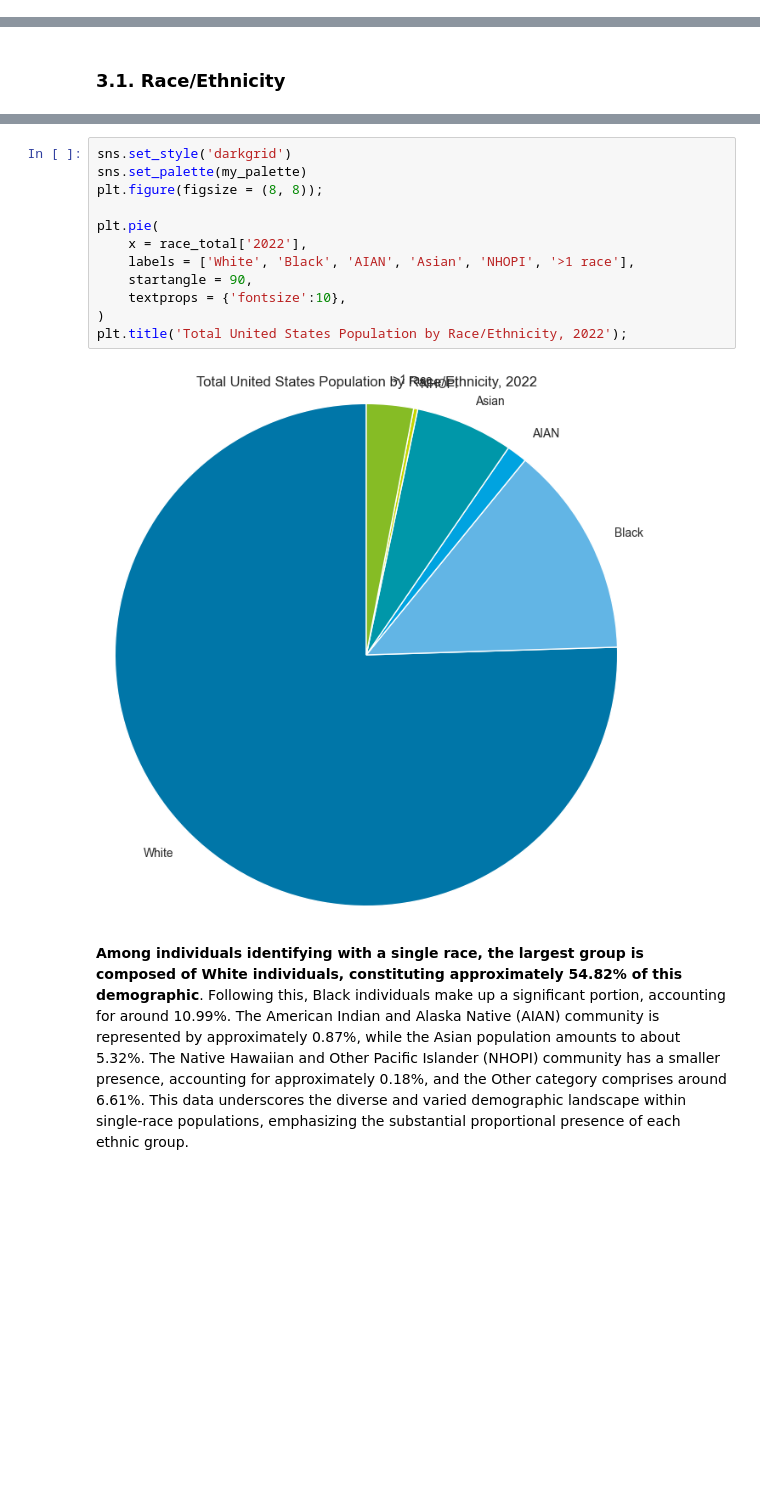
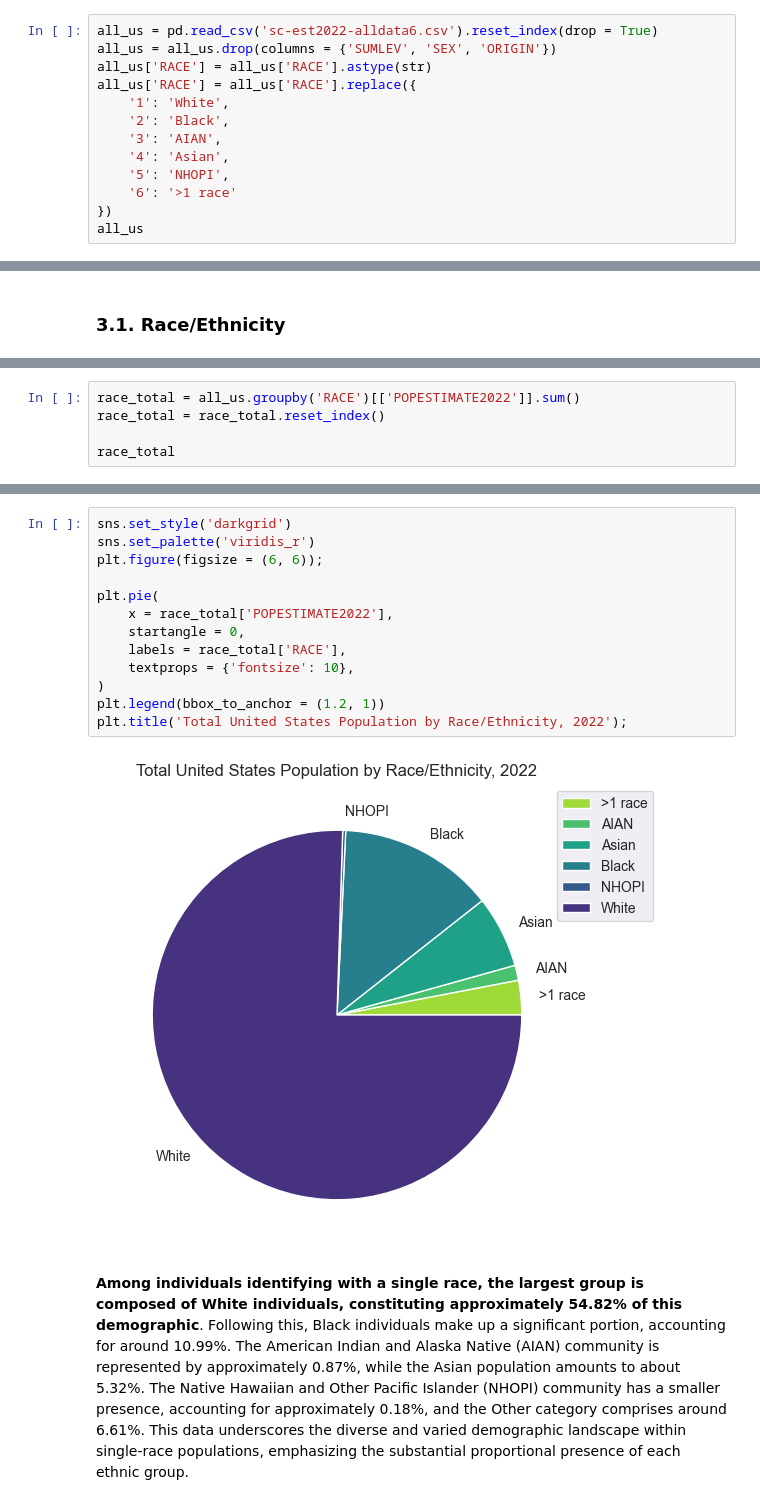
Before and after one commit to kellyle404/Risk_analysis_tech_stocks, a Jupyter notebook: US_cost_and_healthcare.ipynb, the cells around one changed output, grey strips where cells are left out. Cells and saved outputs as stored; diff of their text form; blank space fills up the shorter version.

```diff
--- a/US_cost_and_healthcare.ipynb
+++ b/US_cost_and_healthcare.ipynb
@@ -100,0 +83,13 @@ all_us
+# %%
+all_us = pd.read_csv('sc-est2022-alldata6.csv').reset_index(drop = True)
+all_us = all_us.drop(columns = {'SUMLEV', 'SEX', 'ORIGIN'})
+all_us['RACE'] = all_us['RACE'].astype(str)
+all_us['RACE'] = all_us['RACE'].replace({
+    '1': 'White',
+    '2': 'Black',
+    '3': 'AIAN',
+    '4': 'Asian',
+    '5': 'NHOPI',
+    '6': '>1 race'
+})
+all_us
@@ -122,0 +113,5 @@ https://www2.census.gov/programs-surveys/popest/technical-documentation/file-lay
+# %%
+race_total = all_us.groupby('RACE')[['POPESTIMATE2022']].sum()
+race_total = race_total.reset_index()
+
+race_total
@@ -123,16 +126,17 @@ https://www2.census.gov/programs-surveys/popest/technical-documentation/file-lay
 # %%
 sns.set_style('darkgrid')
-sns.set_palette(my_palette)
-plt.figure(figsize = (8, 8));
+sns.set_palette('viridis_r')
+plt.figure(figsize = (6, 6));
 
 plt.pie(
-    x = race_total['2022'],
-    labels = ['White', 'Black', 'AIAN', 'Asian', 'NHOPI', '>1 race'],
-    startangle = 90,
-    textprops = {'fontsize':10},
+    x = race_total['POPESTIMATE2022'],
+    startangle = 0,
+    labels = race_total['RACE'],
+    textprops = {'fontsize': 10},
 )
+plt.legend(bbox_to_anchor = (1.2, 1))
 plt.title('Total United States Population by Race/Ethnicity, 2022');
 # %% [output]
-[figure, old version]
+[figure, new version]
 # %% [markdown]
 **Among individuals identifying with a single race, the largest group is composed of White individuals, constituting approximately 54.82% of this demographic**. Following this, Black individuals make up a significant portion, accounting for around 10.99%. The American Indian and Alaska Native (AIAN) community is represented by approximately 0.87%, while the Asian population amounts to about 5.32%. The Native Hawaiian and Other Pacific Islander (NHOPI) community has a smaller presence, accounting for approximately 0.18%, and the Other category comprises around 6.61%. This data underscores the diverse and varied demographic landscape within single-race populations, emphasizing the substantial proportional presence of each ethnic group.
```
Also changed, not shown: parts of 17 cells of this notebook.
